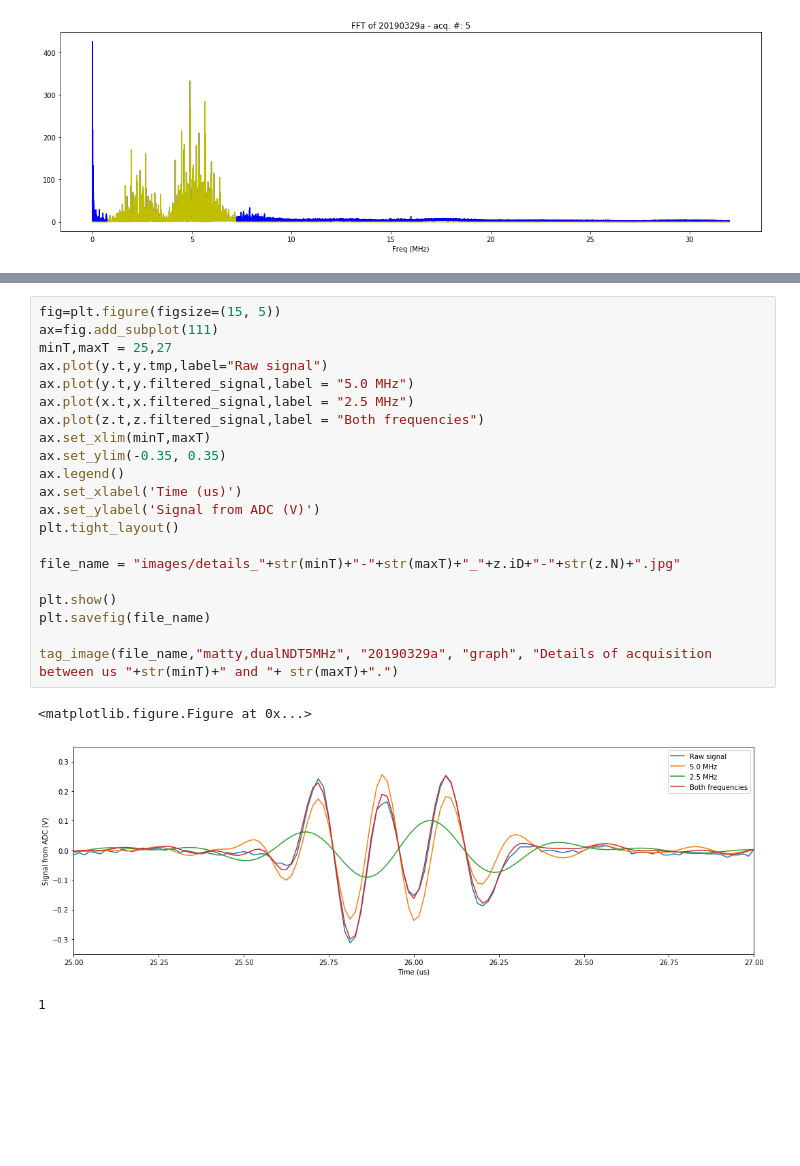
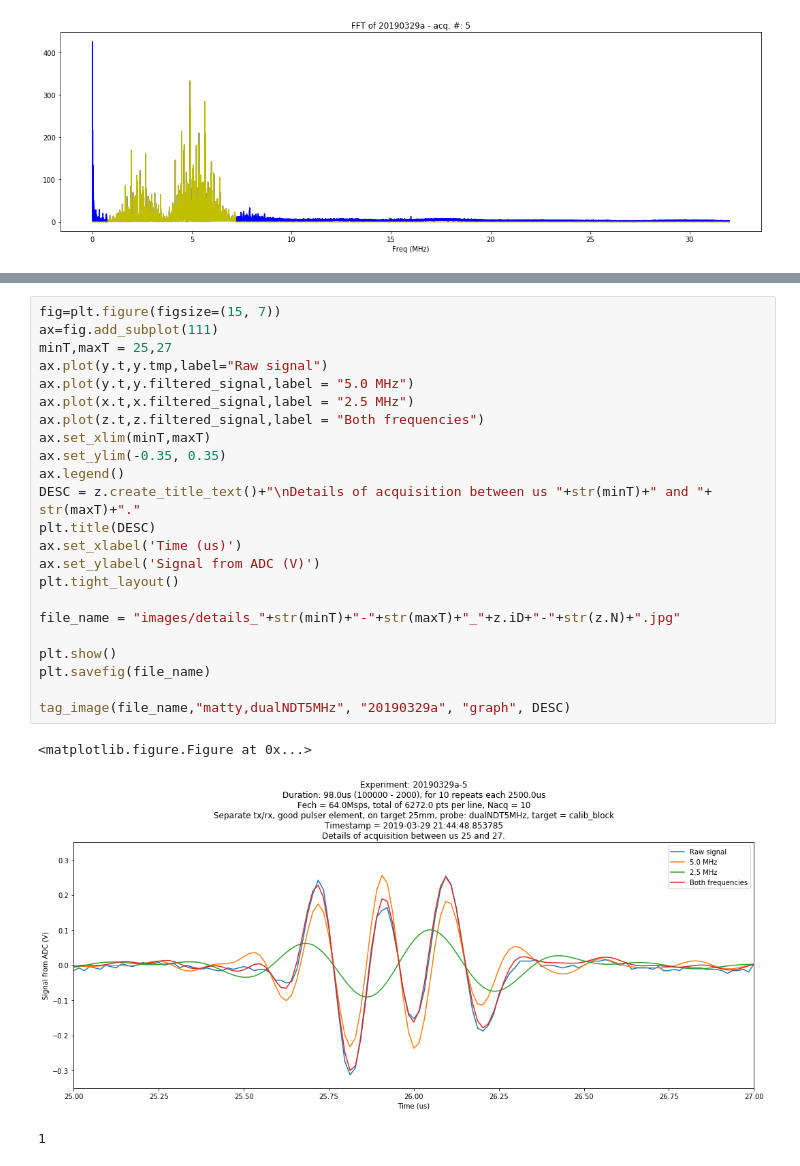
Before and after one commit to kelu124/echomods, a Jupyter notebook: matty/20190329a/20190329a-NDT.ipynb, the cells around one changed output, grey strips where cells are left out. Drawn from its saved outputs; the diff is of its cells as text; blank space fills up the shorter version.

```diff
--- a/matty/20190329a/20190329a-NDT.ipynb
+++ b/matty/20190329a/20190329a-NDT.ipynb
@@ -84,26 +84,28 @@ tag_image(file_name,"matty,dualNDT5MHz", "20190329a", "graph", "Details of acqui
 1
 # %%
-fig=plt.figure(figsize=(15, 5))
+fig=plt.figure(figsize=(15, 7))
 ax=fig.add_subplot(111)
 minT,maxT = 25,27
 ax.plot(y.t,y.tmp,label="Raw signal")
 ax.plot(y.t,y.filtered_signal,label = "5.0 MHz")
 ax.plot(x.t,x.filtered_signal,label = "2.5 MHz")
 ax.plot(z.t,z.filtered_signal,label = "Both frequencies")
 ax.set_xlim(minT,maxT)
 ax.set_ylim(-0.35, 0.35)
 ax.legend()
+DESC = z.create_title_text()+"\nDetails of acquisition between us "+str(minT)+" and "+ str(maxT)+"."
+plt.title(DESC)
 ax.set_xlabel('Time (us)')
 ax.set_ylabel('Signal from ADC (V)')
 plt.tight_layout()
 
 file_name = "images/details_"+str(minT)+"-"+str(maxT)+"_"+z.iD+"-"+str(z.N)+".jpg"
 
 plt.show()
 plt.savefig(file_name)
 
-tag_image(file_name,"matty,dualNDT5MHz", "20190329a", "graph", "Details of acquisition between us "+str(minT)+" and "+ str(maxT)+".")
+tag_image(file_name,"matty,dualNDT5MHz", "20190329a", "graph", DESC)
 # %% [output]
 <matplotlib.figure.Figure at 0x...>
-[figure, old version]
+[figure, new version]
 1
```
Also changed, not shown: parts of 3 cells of this notebook, 25 other files.
